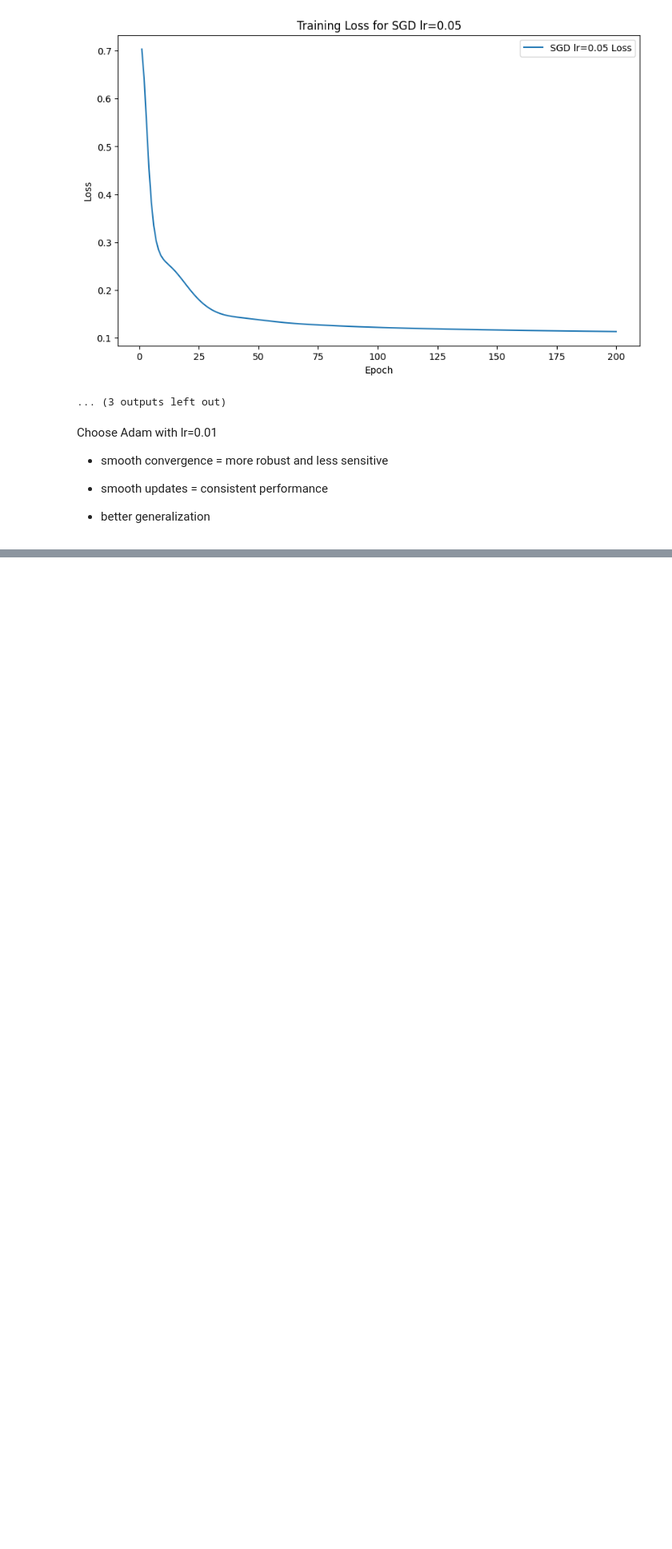
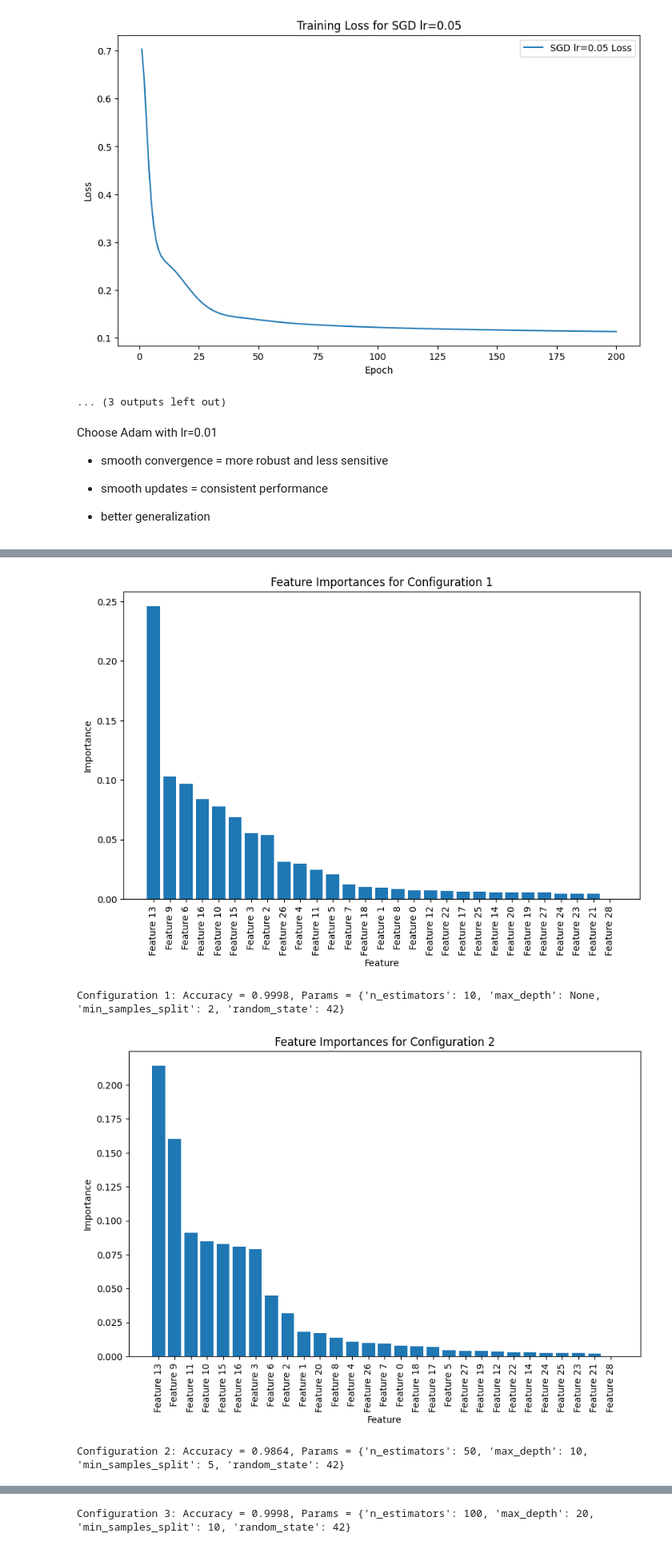
Before and after one commit to caroohong/Safe-AI, a Jupyter notebook: SafeAI_Project_Credit_Card_Fraud_Detection.ipynb, the cells around one changed output, grey strips where cells are left out. Shown at 80% size. Drawn from its saved outputs; the diff is of its cells as text; code cells hidden in the pictures; blank space fills up the shorter version.

Commit message:
Updated with variations of Random forest

```diff
--- a/SafeAI_Project_Credit_Card_Fraud_Detection.ipynb
+++ b/SafeAI_Project_Credit_Card_Fraud_Detection.ipynb
@@ -629,0 +701,52 @@ Choose Adam with lr=0.01
+# %%
+from sklearn.ensemble import RandomForestClassifier
+from sklearn.model_selection import train_test_split
+from sklearn.metrics import accuracy_score
+import matplotlib.pyplot as plt
+import numpy as np
+
+# Define different hyperparameter variations
+hyperparameter_configs = [
+    {"n_estimators": 10, "max_depth": None, "min_samples_split": 2, "random_state": 42},
+    {"n_estimators": 50, "max_depth": 10, "min_samples_split": 5, "random_state": 42},
+    {"n_estimators": 100, "max_depth": 20, "min_samples_split": 10, "random_state": 42},
+    {"n_estimators": 200, "max_depth": 30, "min_samples_split": 20, "random_state": 42},
+]
+accuracies = []
+# Train and evaluate each configuration
+for i, config in enumerate(hyperparameter_configs):
+    model = RandomForestClassifier(**config)
+    model.fit(X_train, y_train)
+
+    # Extract feature importances
+    importances = model.feature_importances_
+    indices = np.argsort(importances)[::-1]
+
+    # Plot feature importances
+    plt.figure(figsize=(10, 6))
+    plt.title(f"Feature Importances for Configuration {i+1}")
+    plt.bar(range(X_train.shape[1]), importances[indices], align="center")
+    plt.xticks(range(X_train.shape[1]), [f"Feature {i}" for i in indices], rotation=90)
+    plt.xlabel("Feature")
+    plt.ylabel("Importance")
+    plt.show()
+
+    y_pred = model.predict(X_test)
+    accuracy = accuracy_score(y_test, y_pred)
+    accuracies.append(accuracy)
+    print(f"Configuration {i+1}: Accuracy = {accuracy:.4f}, Params = {config}")
+
+# Plot accuracies
+plt.figure(figsize=(10, 6))
+plt.plot(range(1, len(hyperparameter_configs) + 1), accuracies, marker='o')
+plt.title("Accuracy Comparison Across Hyperparameter Configurations")
+plt.xlabel("Configuration")
+plt.ylabel("Accuracy")
+plt.xticks(range(1, len(hyperparameter_configs) + 1))
+plt.grid(True)
+plt.show()
+# %% [output]
+[figure, added]
+Configuration 1: Accuracy = 0.9998, Params = {'n_estimators': 10, 'max_depth': None, 'min_samples_split': 2, 'random_state': 42}
+[figure, added]
+Configuration 2: Accuracy = 0.9864, Params = {'n_estimators': 50, 'max_depth': 10, 'min_samples_split': 5, 'random_state': 42}
@@ -629,0 +754 @@ Choose Adam with lr=0.01
+Configuration 3: Accuracy = 0.9998, Params = {'n_estimators': 100, 'max_depth': 20, 'min_samples_split': 10, 'random_state': 42}
```
Also changed, not shown: parts of 11 cells of this notebook.
